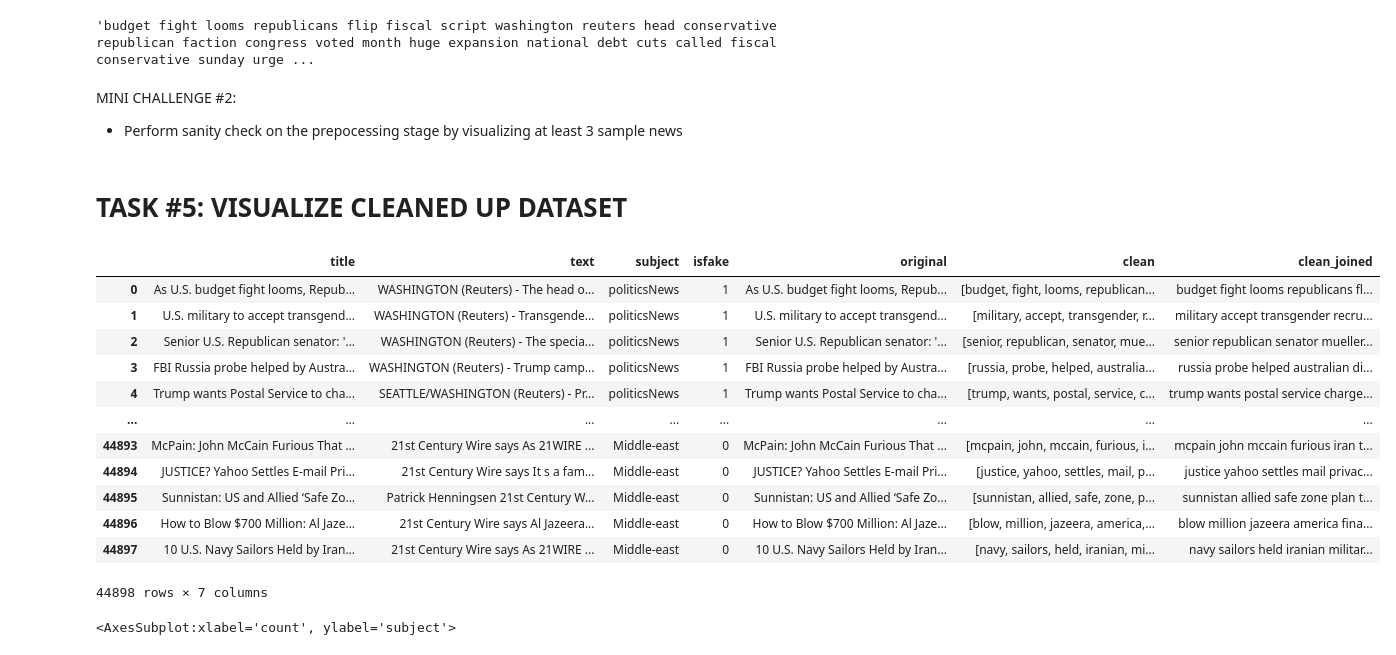
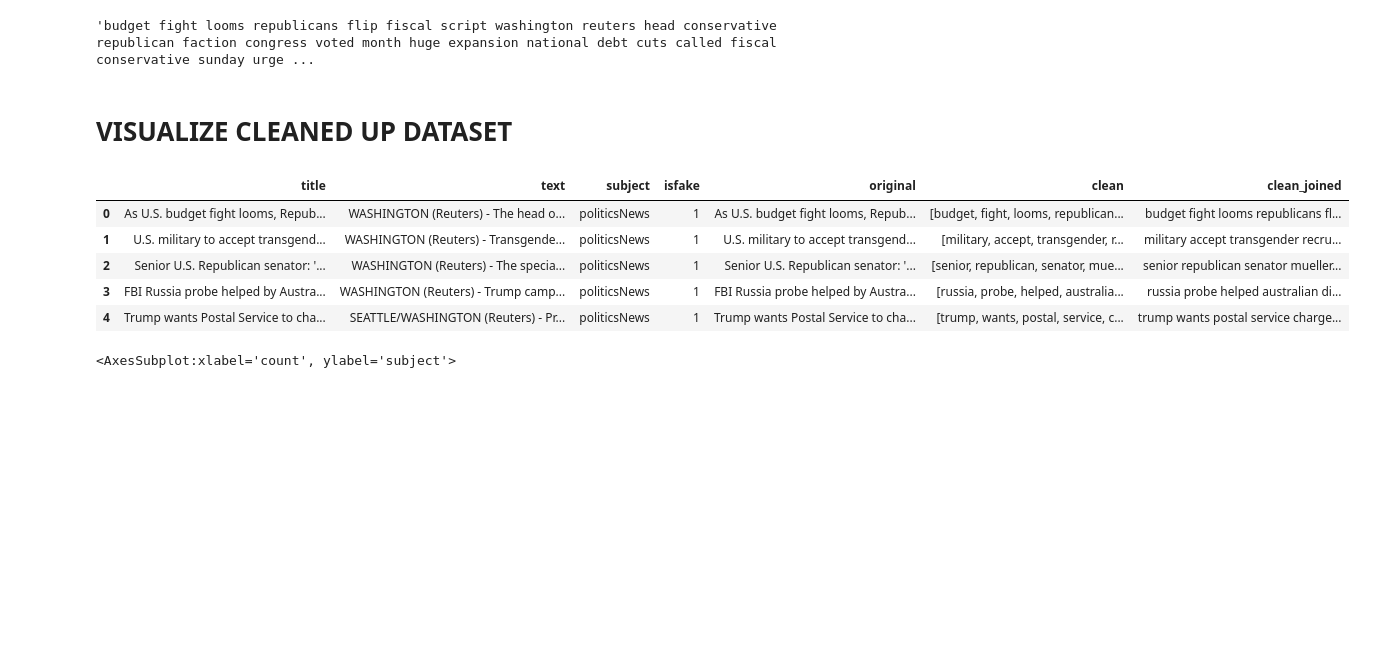
Before and after one commit to jhowluna/FakeNewsDetection, a Jupyter notebook: FakeNewsClassification.ipynb, the cells around one changed output. Saved outputs shown, nothing was run; the diff lists cells and outputs as text; code cells hidden in the pictures; blank space fills up the shorter version.

```diff
--- a/FakeNewsClassification.ipynb
+++ b/FakeNewsClassification.ipynb
@@ -278,27 +242,17 @@ df
 df['clean_joined'][0]
 # %% [output]
 'budget fight looms republicans flip fiscal script washington reuters head conservative republican faction congress voted month huge expansion national debt cuts called fiscal conservative sunday urge ...
-# %% [markdown]
-MINI CHALLENGE #2:
-- Perform sanity check on the prepocessing stage by visualizing at least 3 sample news
 # %% [markdown]
-# TASK #5: VISUALIZE CLEANED UP DATASET
+# VISUALIZE CLEANED UP DATASET
 # %%
-df
+df.head(5)
 # %% [output]
 |  | title | text | subject | isfake | original | clean | clean_joined |
 | 0 | As U.S. budget fight looms, Repub... | WASHINGTON (Reuters) - The head o... | politicsNews | 1 | As U.S. budget fight looms, Repub... | [budget, fight, looms, republican... | budget fight looms republicans fl... |
 | 1 | U.S. military to accept transgend... | WASHINGTON (Reuters) - Transgende... | politicsNews | 1 | U.S. military to accept transgend... | [military, accept, transgender, r... | military accept transgender recru... |
 | 2 | Senior U.S. Republican senator: '... | WASHINGTON (Reuters) - The specia... | politicsNews | 1 | Senior U.S. Republican senator: '... | [senior, republican, senator, mue... | senior republican senator mueller... |
 | 3 | FBI Russia probe helped by Austra... | WASHINGTON (Reuters) - Trump camp... | politicsNews | 1 | FBI Russia probe helped by Austra... | [russia, probe, helped, australia... | russia probe helped australian di... |
 | 4 | Trump wants Postal Service to cha... | SEATTLE/WASHINGTON (Reuters) - Pr... | politicsNews | 1 | Trump wants Postal Service to cha... | [trump, wants, postal, service, c... | trump wants postal service charge... |
-| ... | ... | ... | ... | ... | ... | ... | ... |
-| 44893 | McPain: John McCain Furious That ... | 21st Century Wire says As 21WIRE ... | Middle-east | 0 | McPain: John McCain Furious That ... | [mcpain, john, mccain, furious, i... | mcpain john mccain furious iran t... |
-| 44894 | JUSTICE? Yahoo Settles E-mail Pri... | 21st Century Wire says It s a fam... | Middle-east | 0 | JUSTICE? Yahoo Settles E-mail Pri... | [justice, yahoo, settles, mail, p... | justice yahoo settles mail privac... |
-| 44895 | Sunnistan: US and Allied ‘Safe Zo... | Patrick Henningsen 21st Century W... | Middle-east | 0 | Sunnistan: US and Allied ‘Safe Zo... | [sunnistan, allied, safe, zone, p... | sunnistan allied safe zone plan t... |
-| 44896 | How to Blow $700 Million: Al Jaze... | 21st Century Wire says Al Jazeera... | Middle-east | 0 | How to Blow $700 Million: Al Jaze... | [blow, million, jazeera, america,... | blow million jazeera america fina... |
-| 44897 | 10 U.S. Navy Sailors Held by Iran... | 21st Century Wire says As 21WIRE ... | Middle-east | 0 | 10 U.S. Navy Sailors Held by Iran... | [navy, sailors, held, iranian, mi... | navy sailors held iranian militar... |
-44898 rows × 7 columns
 # %%
 # plot the number of samples in 'subject'
 plt.figure(figsize = (8, 8))
```
Also changed, not shown: parts of 56 cells of this notebook, 1 other file.
